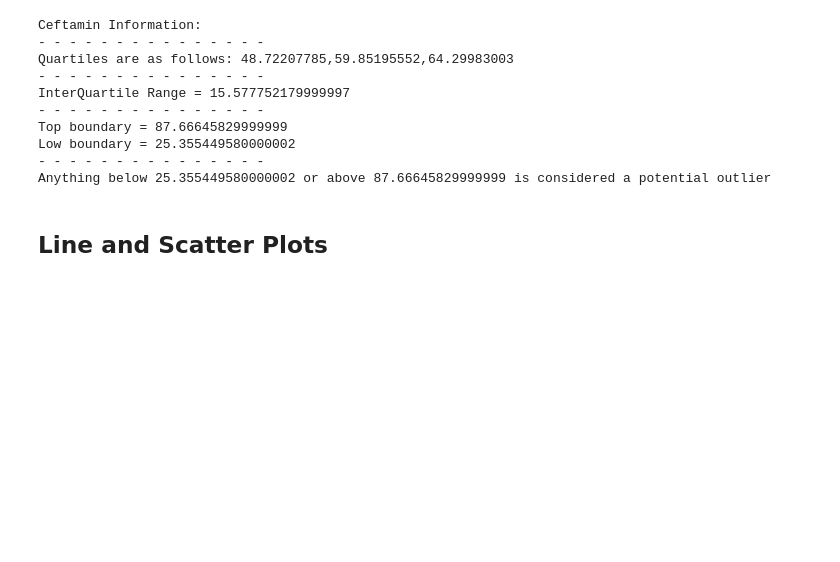
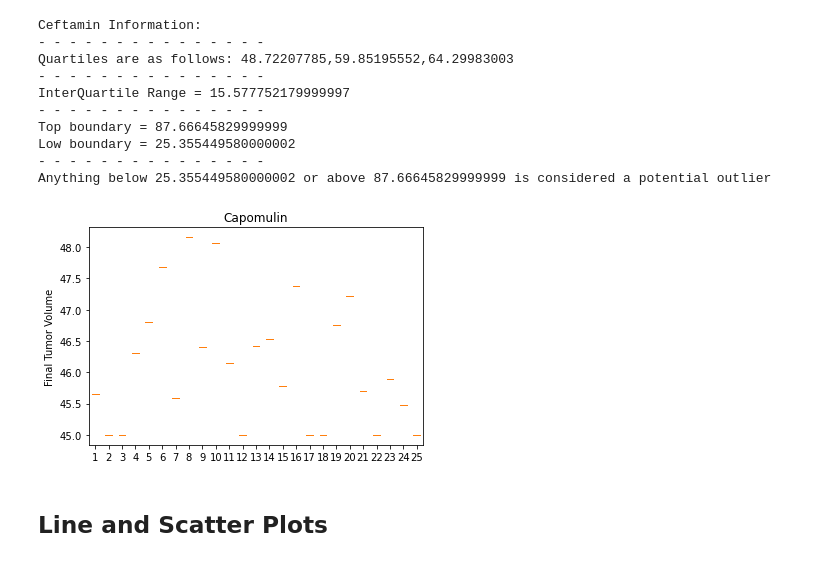
Before and after one commit to jforbis/matplotlib-pymaceuticals, a Jupyter notebook: pymaceuticals_JF.ipynb, the cells around one changed output. Saved outputs shown, nothing was run; the diff lists cells and outputs as text; code cells hidden in the pictures; blank space fills up the shorter version.

Commit message:
save point: working through box plot still

```diff
--- a/pymaceuticals_JF.ipynb
+++ b/pymaceuticals_JF.ipynb
@@ -403,3 +403,17 @@ Anything below 25.355449580000002 or above 87.66645829999999 is considered a pot
+# %%
+# Generate a box plot of the final tumor volume of each mouse across four regimens of interest
+cap_val = reseti_filtclean_df.loc[reseti_filtclean_df["Drug Regimen"] == "Capomulin", ["Final Tumor Volume (mm3)"]]
+ram_val = reseti_filtclean_df.loc[reseti_filtclean_df["Drug Regimen"] == "Ramicane", ["Mouse ID", "Final Tumor Volume (mm3)"]]
+inf_val = reseti_filtclean_df.loc[reseti_filtclean_df["Drug Regimen"] == "Infubinol", ["Mouse ID", "Final Tumor Volume (mm3)"]]
+cef_val = reseti_filtclean_df.loc[reseti_filtclean_df["Drug Regimen"] == "Ceftamin", ["Mouse ID", "Final Tumor Volume (mm3)"]]
+
+fig1, ax1 = plt.subplots()
+ax1.set_title('Capomulin')
+ax1.set_ylabel('Final Tumor Volume')
+ax1.boxplot(cap_val)
+plt.show()
+# %% [output]
+[figure, added]
 # %% [markdown]
 ## Line and Scatter Plots
 # %%
```
Also changed, not shown: parts of 8 cells of this notebook.
